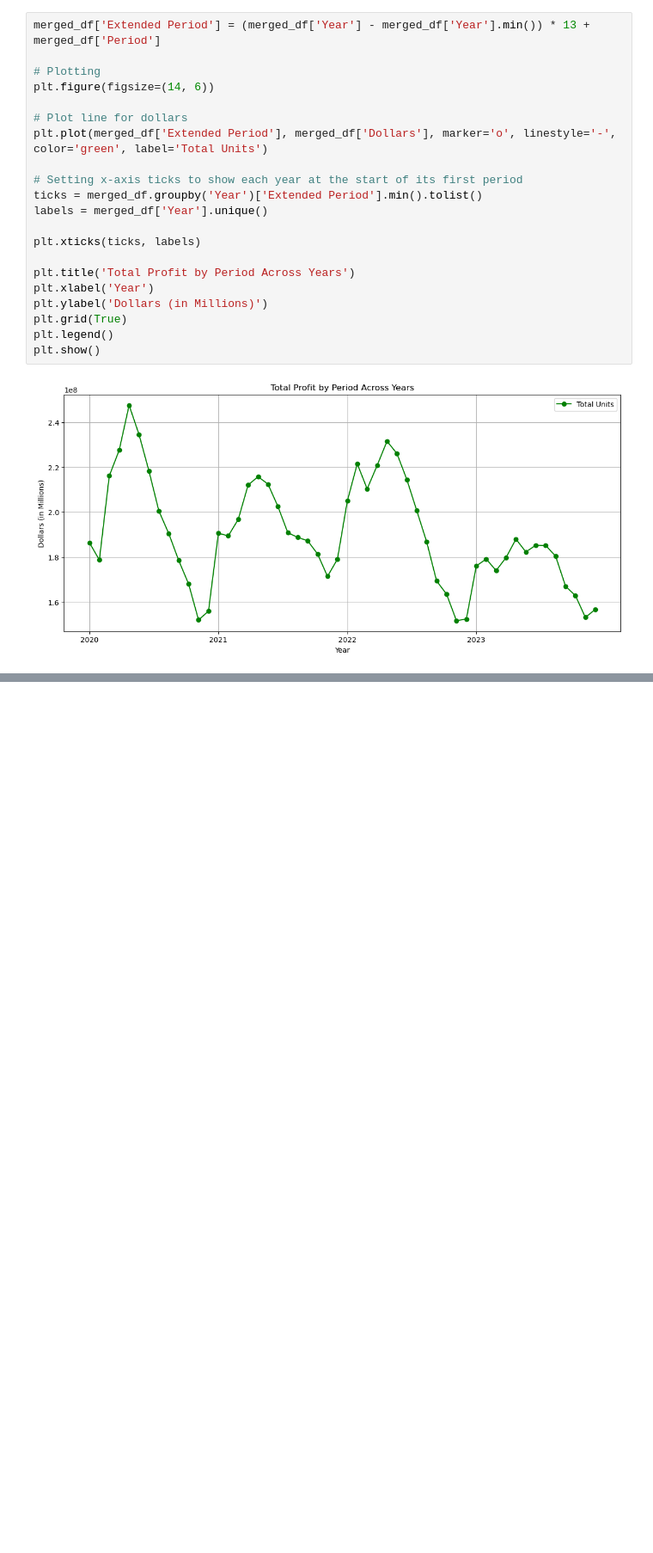
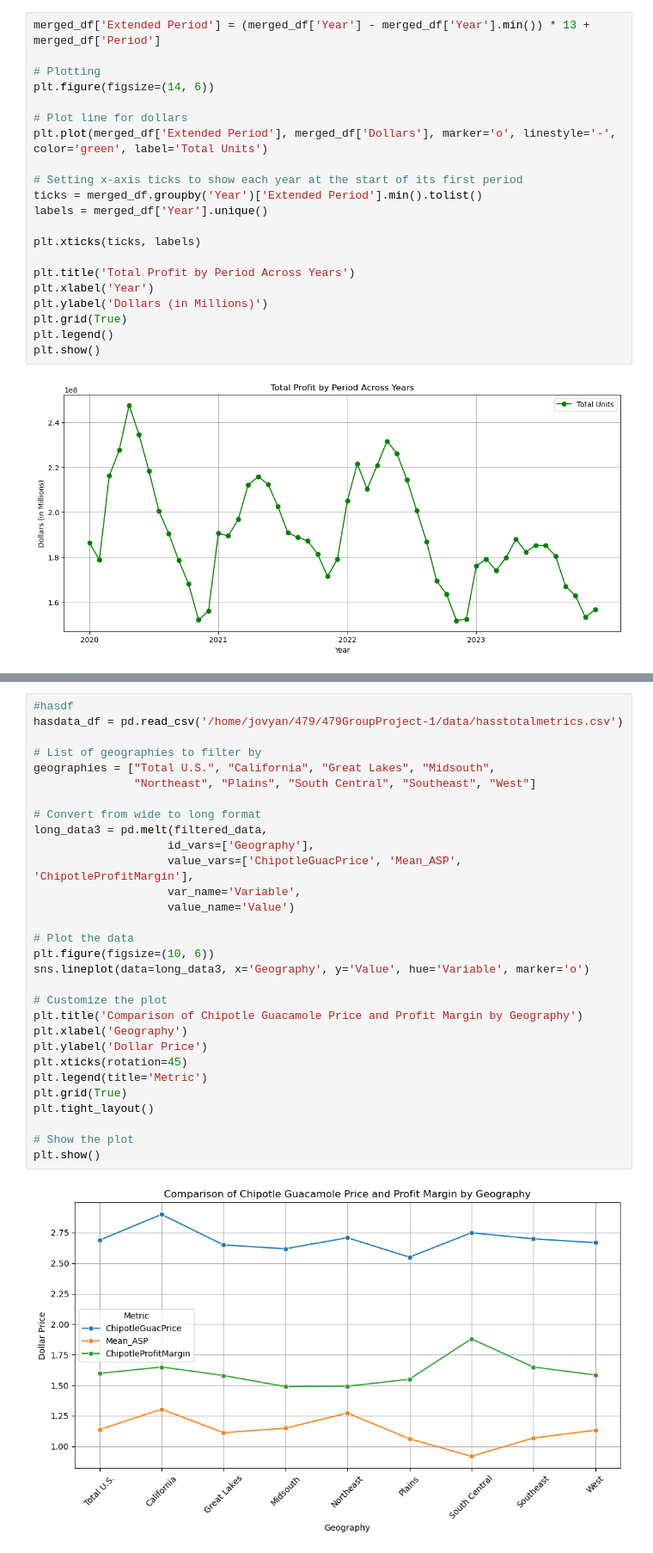
Before and after one commit to rsm-cds006/479GroupProject, a Jupyter notebook: analysis.ipynb, the cells around one changed output, grey strips where cells are left out. Shown at 86% size. Saved outputs shown, nothing was run; the diff lists cells and outputs as text; blank space fills up the shorter version.

```diff
--- a/analysis.ipynb
+++ b/analysis.ipynb
@@ -166,0 +168,32 @@ plt.show()
+# %%
+#hasdf
+hasdata_df = pd.read_csv('/home/jovyan/479/479GroupProject-1/data/hasstotalmetrics.csv')
+
+# List of geographies to filter by
+geographies = ["Total U.S.", "California", "Great Lakes", "Midsouth",
+               "Northeast", "Plains", "South Central", "Southeast", "West"]
+
+# Convert from wide to long format
+long_data3 = pd.melt(filtered_data,
+                    id_vars=['Geography'],
+                    value_vars=['ChipotleGuacPrice', 'Mean_ASP', 'ChipotleProfitMargin'],
+                    var_name='Variable',
+                    value_name='Value')
+
+# Plot the data
+plt.figure(figsize=(10, 6))
+sns.lineplot(data=long_data3, x='Geography', y='Value', hue='Variable', marker='o')
+
+# Customize the plot
+plt.title('Comparison of Chipotle Guacamole Price and Profit Margin by Geography')
+plt.xlabel('Geography')
+plt.ylabel('Dollar Price')
+plt.xticks(rotation=45)
+plt.legend(title='Metric')
+plt.grid(True)
+plt.tight_layout()
+
+# Show the plot
+plt.show()
+# %% [output]
+[figure, added]
```
Also changed, not shown: parts of 2 cells of this notebook, 5 other files.
